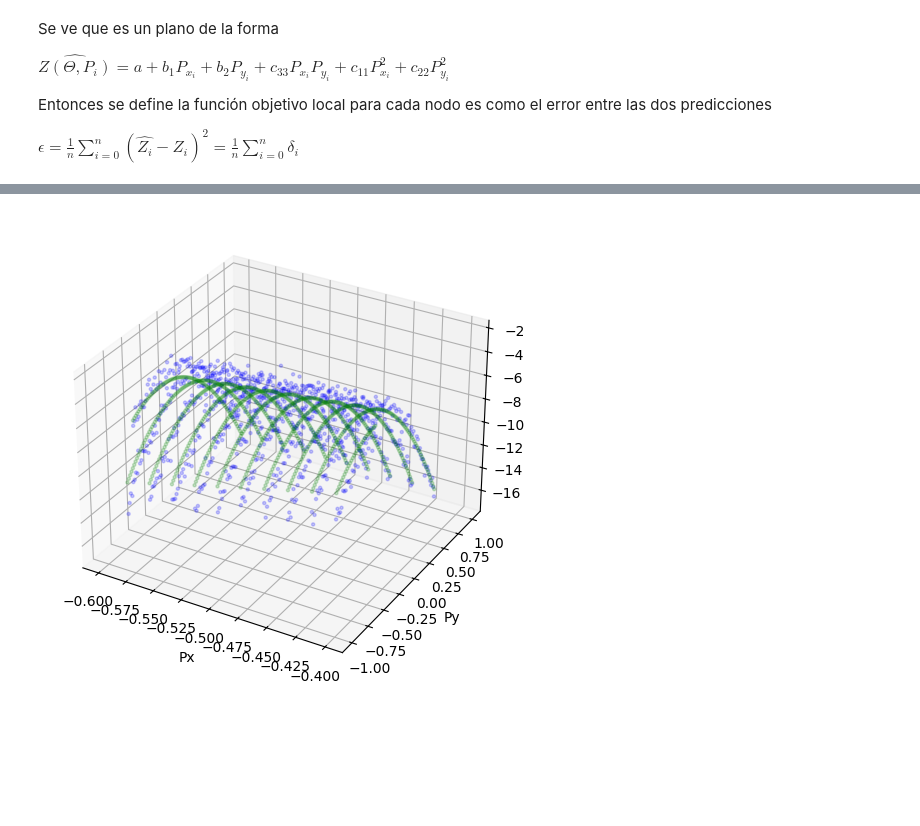
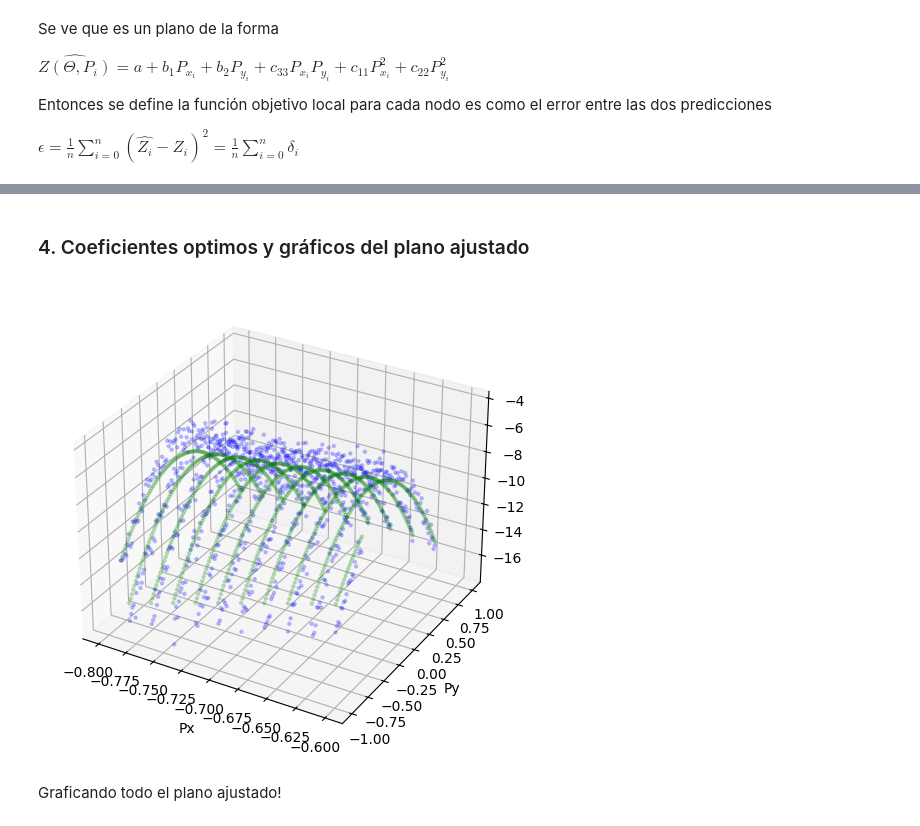
Before and after one commit to pablocs1288/dynamic_optimization, a Jupyter notebook: linear_regression_distributed_optimization/descentralized_extra_alrgorithm.ipynb, the cells around one changed output, grey strips where cells are left out. Saved outputs shown, nothing was run; the diff lists cells and outputs as text; code cells hidden in the pictures; blank space fills up the shorter version.

```diff
--- a/linear_regression_distributed_optimization/descentralized_extra_alrgorithm.ipynb
+++ b/linear_regression_distributed_optimization/descentralized_extra_alrgorithm.ipynb
@@ -251,3 +220,4 @@ def extra_algorithm(W_tilt,  df_data, num_iterations, alpha = 0.1):
 # %%
-x_nodos, grad_x_nodos = extra_algorithm(W_doble_estocastica, df_data, 200, 0.05)
+# ejecución del algoritmo EXTRA!
+x_nodos, grad_x_nodos, costos_locales, datos_distr_por_agente = extra_algorithm(W_doble_estocastica, df_data, 300, 0.05)
 #coef_ = return_coeficientes_medios_de_agentes()
@@ -258,0 +305,18 @@ eig = np.linalg.eig(W_tilt)[0]
+# %%
+# en la variable "costos_locales" se almacenaron los costos de cada nodo i para cada iteración k
+costos_agregados = {}
+for k, nodes_cost in costos_locales.items():
+    costos_agregados[k] = 0.0
+    for i, costs in nodes_cost.items():
+        costos_agregados[k] += costs
+
+# Código de la gráfica
+fig = plt.figure(figsize=(8, 6))
+ax = fig.add_subplot()
+x = list(range(len(costos_agregados.values())))
+y = list(costos_agregados.values())
+ax.scatter(x, y, c='red', marker='.')  # 'c' sets the color, 'marker' sets the marker style
+# Set labels for the axes
+ax.set_xlabel('Iteración (K)')
+ax.set_ylabel('Costo global')
+plt.show()
@@ -259,29 +325,48 @@ eig = np.linalg.eig(W_tilt)[0]
+# %% [markdown]
+### 4. Coeficientes optimos y gráficos del plano ajustado
 # %%
+def plot_figs(planes):
+    # Create a 3D scatter plot
+    fig = plt.figure(figsize=(8, 6))
+    ax = fig.add_subplot(111, projection='3d')
 
-node = 3
-itind = 199
+    for plane in planes:
+        ax.scatter(plane['x'], plane['y'], plane['z'], c=plane['color'].values[0], marker='.', alpha = 0.2)
+
+    # Set labels for the axes
+    ax.set_xlabel('Px')
+    ax.set_ylabel('Py')
+    ax.set_zlabel('Z')
+
+    plt.show()
+
+# Se grafica como queda el ajuste de la porción de los datos que le corresponde a cada nodo
+node = 1 # esto para el nodo 1
+itind = 199 # itind, indica la iteracón del algoritmo, si;endo que si son 200, la ú;tima iteración (o k) es 199
 ## plot random
 plane_1 = pd.DataFrame()
 plane_1['x'] = datos_distr_por_agente[node]['Px']
 plane_1['y'] = datos_distr_por_agente[node]['Py']
 plane_1['z'] = plane_1.apply(lambda row: get_z(row['x'],
                                              row['y'],
                                              x_nodos[itind][node][0],
                                              x_nodos[itind][node][1],
                                              x_nodos[itind][node][2],
                                              x_nodos[itind][node][3],
                                              x_nodos[itind][node][4],
                                              x_nodos[itind][node][5]), axis = 1)
 plane_1['color'] = plane_1.apply(lambda row: 'green', axis = 1)
 
 plane_2 = pd.DataFrame()
 plane_2['x'] = datos_distr_por_agente[node]['Px']
 plane_2['y'] = datos_distr_por_agente[node]['Py']
 plane_2['z'] = datos_distr_por_agente[node]['Z']
 plane_2['color'] = plane_2.apply(lambda row: 'blue', axis = 1)
 
 
 plot_figs([plane_2, plane_1])
 # %% [output]
-[figure, old version]
+[figure, new version]
+# %% [markdown]
+Graficando todo el plano ajustado!
 # %%
```
Also changed, not shown: parts of 11 cells of this notebook.
